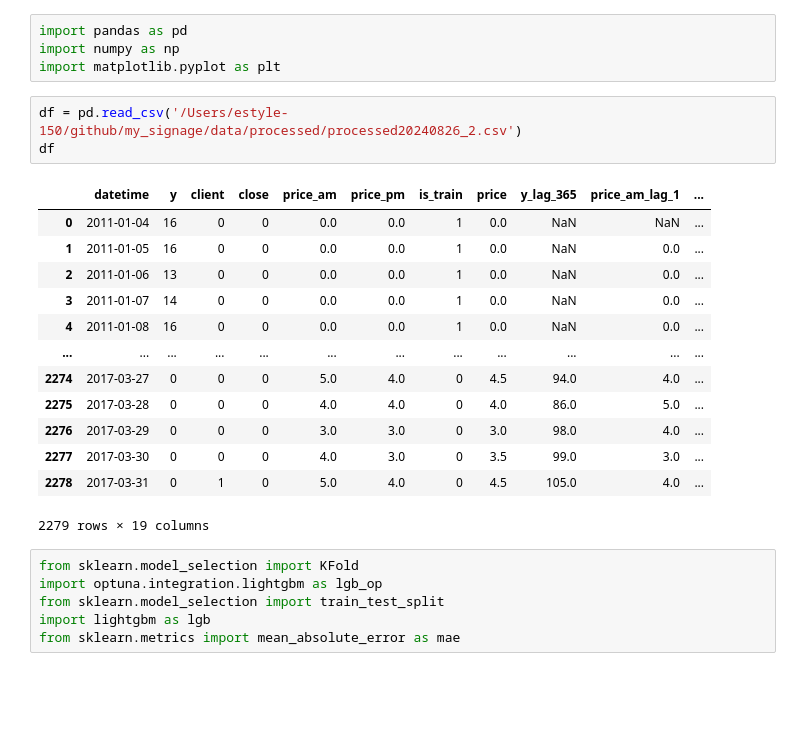
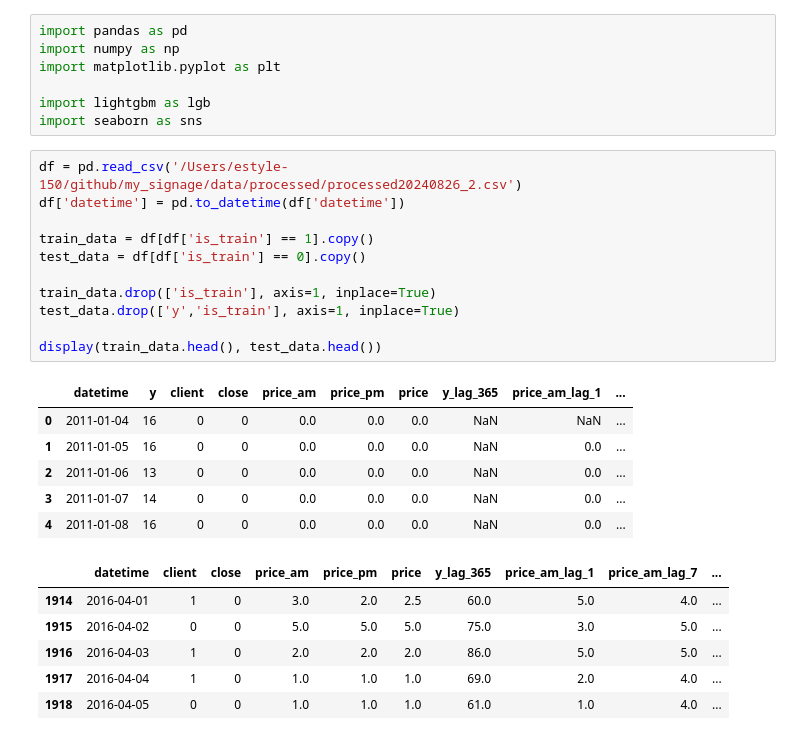
Before and after one commit to uchimaru007/my_signage, a Jupyter notebook: notebook/LightGBM.ipynb, the cells around one changed output. Cells and saved outputs as stored; diff of their text form; blank space fills up the shorter version.

```diff
--- a/notebook/LightGBM.ipynb
+++ b/notebook/LightGBM.ipynb
@@ -2,27 +2,31 @@
 import pandas as pd
 import numpy as np
 import matplotlib.pyplot as plt
+
+import lightgbm as lgb
+import seaborn as sns
 # %%
 df = pd.read_csv('/Users/estyle-150/github/my_signage/data/processed/processed20240826_2.csv')
-df
+df['datetime'] = pd.to_datetime(df['datetime'])
+
+train_data = df[df['is_train'] == 1].copy()
+test_data = df[df['is_train'] == 0].copy()
+
+train_data.drop(['is_train'], axis=1, inplace=True)
+test_data.drop(['y','is_train'], axis=1, inplace=True)
+
+display(train_data.head(), test_data.head())
 # %% [output]
-|  | datetime | y | client | close | price_am | price_pm | is_train | price | y_lag_365 | price_am_lag_1 | ... |
-| 0 | 2011-01-04 | 16 | 0 | 0 | 0.0 | 0.0 | 1 | 0.0 | NaN | NaN | ... |
-| 1 | 2011-01-05 | 16 | 0 | 0 | 0.0 | 0.0 | 1 | 0.0 | NaN | 0.0 | ... |
-| 2 | 2011-01-06 | 13 | 0 | 0 | 0.0 | 0.0 | 1 | 0.0 | NaN | 0.0 | ... |
-| 3 | 2011-01-07 | 14 | 0 | 0 | 0.0 | 0.0 | 1 | 0.0 | NaN | 0.0 | ... |
-| 4 | 2011-01-08 | 16 | 0 | 0 | 0.0 | 0.0 | 1 | 0.0 | NaN | 0.0 | ... |
-| ... | ... | ... | ... | ... | ... | ... | ... | ... | ... | ... | ... |
-| 2274 | 2017-03-27 | 0 | 0 | 0 | 5.0 | 4.0 | 0 | 4.5 | 94.0 | 4.0 | ... |
-| 2275 | 2017-03-28 | 0 | 0 | 0 | 4.0 | 4.0 | 0 | 4.0 | 86.0 | 5.0 | ... |
-| 2276 | 2017-03-29 | 0 | 0 | 0 | 3.0 | 3.0 | 0 | 3.0 | 98.0 | 4.0 | ... |
-| 2277 | 2017-03-30 | 0 | 0 | 0 | 4.0 | 3.0 | 0 | 3.5 | 99.0 | 3.0 | ... |
-| 2278 | 2017-03-31 | 0 | 1 | 0 | 5.0 | 4.0 | 0 | 4.5 | 105.0 | 4.0 | ... |
+|  | datetime | y | client | close | price_am | price_pm | price | y_lag_365 | price_am_lag_1 | ... |
+| 0 | 2011-01-04 | 16 | 0 | 0 | 0.0 | 0.0 | 0.0 | NaN | NaN | ... |
+| 1 | 2011-01-05 | 16 | 0 | 0 | 0.0 | 0.0 | 0.0 | NaN | 0.0 | ... |
+| 2 | 2011-01-06 | 13 | 0 | 0 | 0.0 | 0.0 | 0.0 | NaN | 0.0 | ... |
+| 3 | 2011-01-07 | 14 | 0 | 0 | 0.0 | 0.0 | 0.0 | NaN | 0.0 | ... |
+| 4 | 2011-01-08 | 16 | 0 | 0 | 0.0 | 0.0 | 0.0 | NaN | 0.0 | ... |
-2279 rows × 19 columns
+|  | datetime | client | close | price_am | price_pm | price | y_lag_365 | price_am_lag_1 | price_am_lag_7 | ... |
+| 1914 | 2016-04-01 | 1 | 0 | 3.0 | 2.0 | 2.5 | 60.0 | 5.0 | 4.0 | ... |
+| 1915 | 2016-04-02 | 0 | 0 | 5.0 | 5.0 | 5.0 | 75.0 | 3.0 | 5.0 | ... |
+| 1916 | 2016-04-03 | 1 | 0 | 2.0 | 2.0 | 2.0 | 86.0 | 5.0 | 5.0 | ... |
+| 1917 | 2016-04-04 | 1 | 0 | 1.0 | 1.0 | 1.0 | 69.0 | 2.0 | 4.0 | ... |
+| 1918 | 2016-04-05 | 0 | 0 | 1.0 | 1.0 | 1.0 | 61.0 | 1.0 | 4.0 | ... |
-# %%
-from sklearn.model_selection import KFold
-import optuna.integration.lightgbm as lgb_op
-from sklearn.model_selection import train_test_split
-import lightgbm as lgb
-from sklearn.metrics import mean_absolute_error as mae
 # %%
```
Also changed, not shown: parts of 4 cells of this notebook, 1 other file.
